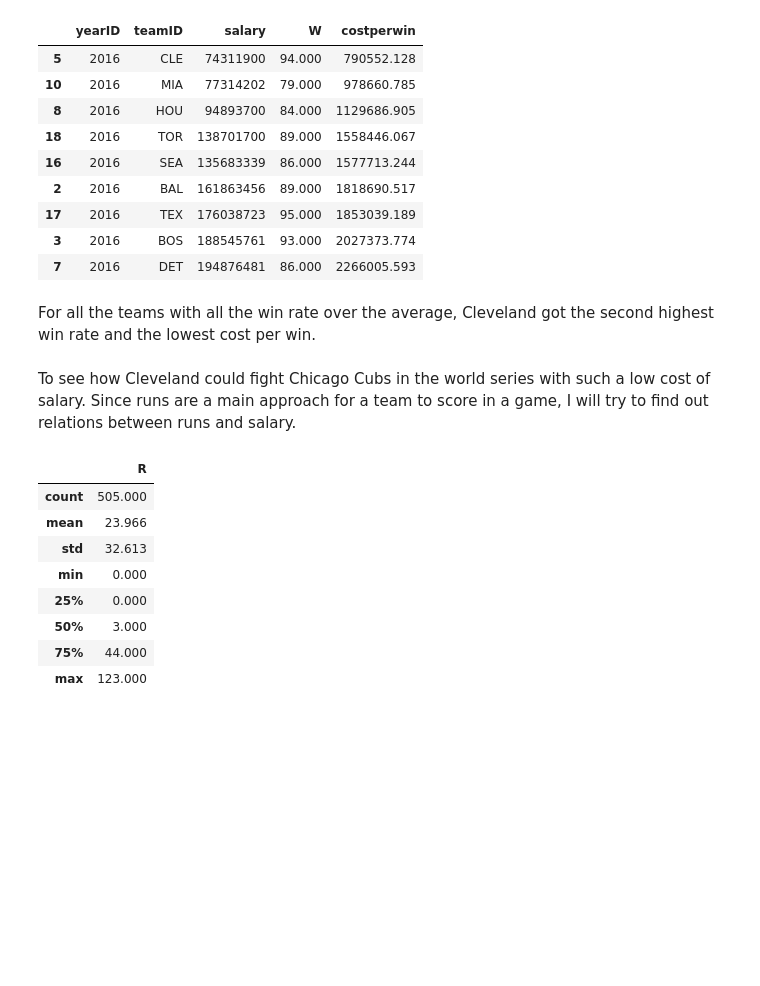
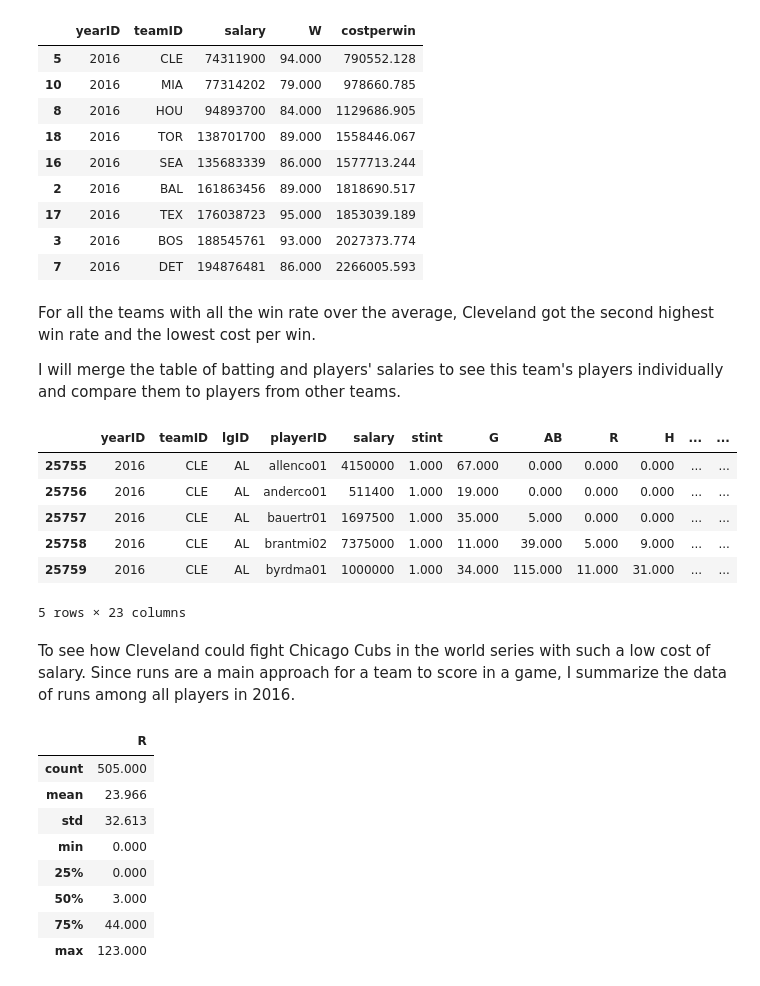
Before and after one commit to granluo/P3-Descriptive-Statistics-Baseball, a Jupyter notebook: Baseball Analysis.ipynb, the cells around one changed output. Saved outputs shown, nothing was run; the diff lists cells and outputs as text; code cells hidden in the pictures; blank space fills up the shorter version.

```diff
--- a/Baseball Analysis.ipynb
+++ b/Baseball Analysis.ipynb
@@ -153,10 +188,21 @@ team_salaries_df[team_salaries_df['W']>team_salaries_df['W'].mean()].sort_values
 | 7 | 2016 | DET | 194876481 | 86.000 | 2266005.593 |
 # %% [markdown]
 For all the teams with all the win rate over the average, Cleveland got the second highest win rate and the lowest cost per win.
+
+I will merge the table of batting and players' salaries to see this team's players individually and compare them to players from other teams.
 # %%
 batting_salary_df = pd.merge(salaries_df,batting_df,on = ['playerID','yearID','teamID','lgID'],how = 'left')
 batting_salary_df = batting_salary_df[np.isfinite(batting_salary_df['stint'])]
 batting_salary_CLE_2016 = batting_salary_df[((batting_salary_df['teamID'] == 'CLE') & (batting_salary_df['yearID'] == year))]
+batting_salary_CLE_2016.head()
+# %% [output]
+|  | yearID | teamID | lgID | playerID | salary | stint | G | AB | R | H | ... | ... |
+| 25755 | 2016 | CLE | AL | allenco01 | 4150000 | 1.000 | 67.000 | 0.000 | 0.000 | 0.000 | ... | ... |
+| 25756 | 2016 | CLE | AL | anderco01 | 511400 | 1.000 | 19.000 | 0.000 | 0.000 | 0.000 | ... | ... |
+| 25757 | 2016 | CLE | AL | bauertr01 | 1697500 | 1.000 | 35.000 | 5.000 | 0.000 | 0.000 | ... | ... |
+| 25758 | 2016 | CLE | AL | brantmi02 | 7375000 | 1.000 | 11.000 | 39.000 | 5.000 | 9.000 | ... | ... |
+| 25759 | 2016 | CLE | AL | byrdma01 | 1000000 | 1.000 | 34.000 | 115.000 | 11.000 | 31.000 | ... | ... |
+5 rows × 23 columns
 # %% [markdown]
-To see how Cleveland could fight Chicago Cubs in the world series with such a low cost of salary. Since runs are a main approach for a team to score in a game, I will try to find out relations between runs and salary.
+To see how Cleveland could fight Chicago Cubs in the world series with such a low cost of salary. Since runs are a main approach for a team to score in a game, I summarize the data of runs among all players in 2016.
 # %%
```
Also changed, not shown: parts of 14 cells of this notebook.
